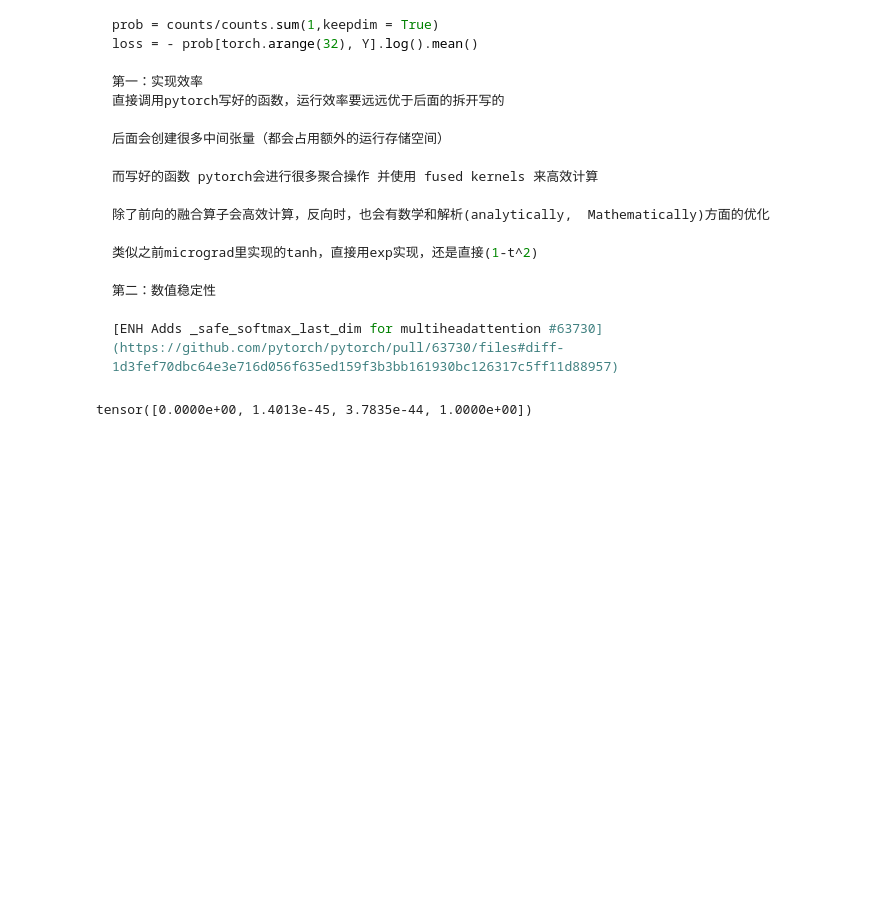
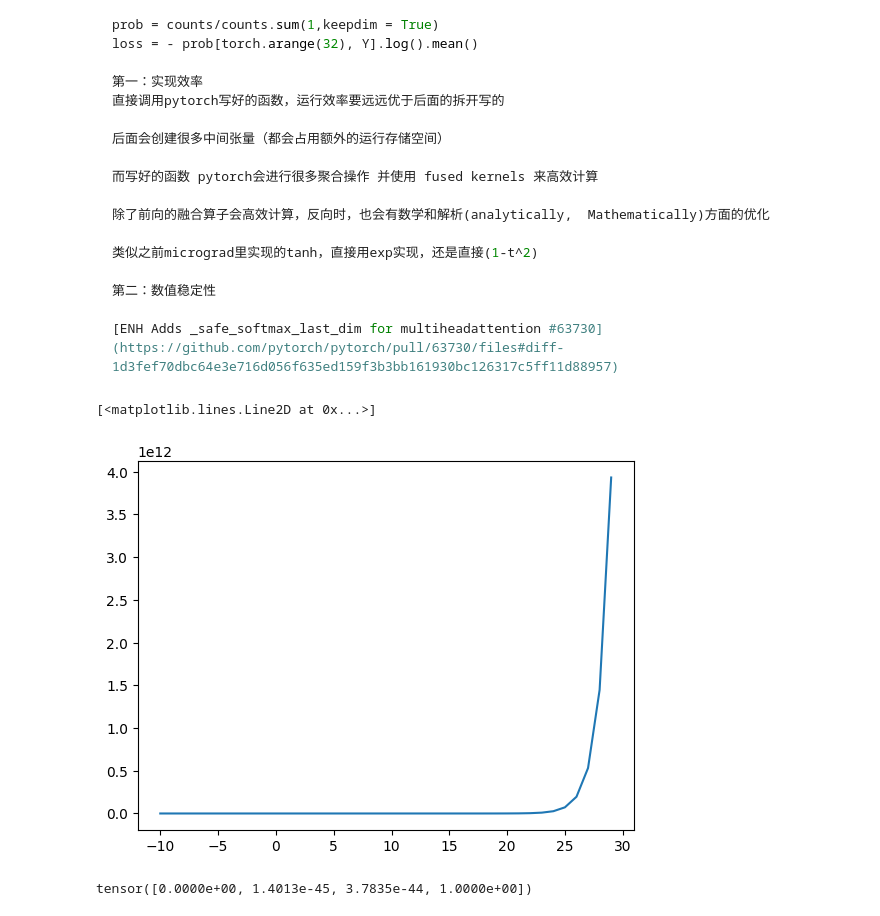
Before and after one commit to CastleDream/learnGPTfromScratch, a Jupyter notebook: code/3_MLP_makemore.ipynb, the cells around one changed output. Drawn from its saved outputs; the diff is of its cells as text; code cells hidden in the pictures; blank space fills up the shorter version.

````diff
--- a/code/3_MLP_makemore.ipynb
+++ b/code/3_MLP_makemore.ipynb
@@ -960,6 +960,14 @@ loss = - prob[torch.arange(32), Y].log().mean()
 
 [ENH Adds _safe_softmax_last_dim for multiheadattention #63730](https://github.com/pytorch/pytorch/pull/63730/files#diff-1d3fef70dbc64e3e716d056f635ed159f3b3bb161930bc126317c5ff11d88957)
 ```
+# %%
+import math
+x = list(range(-10,30))
+y = [math.e**(i) for i in x]
+plt.plot(x,y)
+# %% [output]
+[<matplotlib.lines.Line2D at 0x...>]
+[figure, added]
 # %%
 logits = torch.tensor([-100,-3,0,100])  # exp()的特性，当x很小时，y会接近0，这没问题； 当x很大时，y会无穷大
 logits = torch.tensor([-100,-3,0,5])
````
Also changed, not shown: parts of 2 cells of this notebook, 2 other files.
